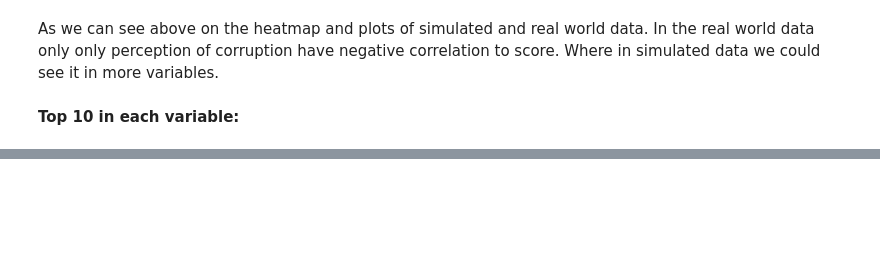
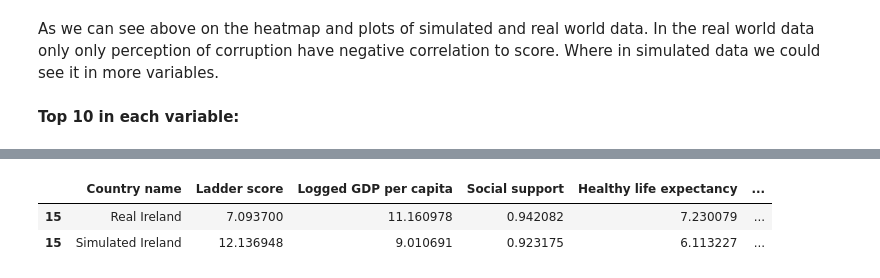
Before and after one commit to radekv23/rwp, a Jupyter notebook: WHR.ipynb, the cells around one changed output, grey strips where cells are left out. Saved outputs shown, nothing was run; the diff lists cells and outputs as text; code cells hidden in the pictures; blank space fills up the shorter version.

Commit message:
two Irelands

```diff
--- a/WHR.ipynb
+++ b/WHR.ipynb
@@ -554,0 +557,5 @@ plt.show()
+# %%
+whr20['Healthy life expectancy'] = whr20['Healthy life expectancy'].div(10)
+irl20 = whr20.loc[whr20['Country name'] == "Ireland"]
+irl20.at[15, 'Country name'] = 'Real Ireland'
+irl20
@@ -554,0 +565,5 @@ plt.show()
+# %%
+sim['Healthy life expectancy'] = sim['Healthy life expectancy'].div(10)
+irl_sim = sim.loc[sim['Country name'] == "Ireland"]
+irl_sim.at[15, 'Country name'] = 'Simulated Ireland'
+irl_sim
@@ -554,0 +573,8 @@ plt.show()
+# %%
+dataframes = [irl20, irl_sim]
+irl = pd.concat(dataframes)
+irl
+# %% [output]
+|  | Country name | Ladder score | Logged GDP per capita | Social support | Healthy life expectancy | ... |
+| 15 | Real Ireland | 7.093700 | 11.160978 | 0.942082 | 7.230079 | ... |
+| 15 | Simulated Ireland | 12.136948 | 9.010691 | 0.923175 | 6.113227 | ... |
```
Also changed, not shown: parts of 27 cells of this notebook.
